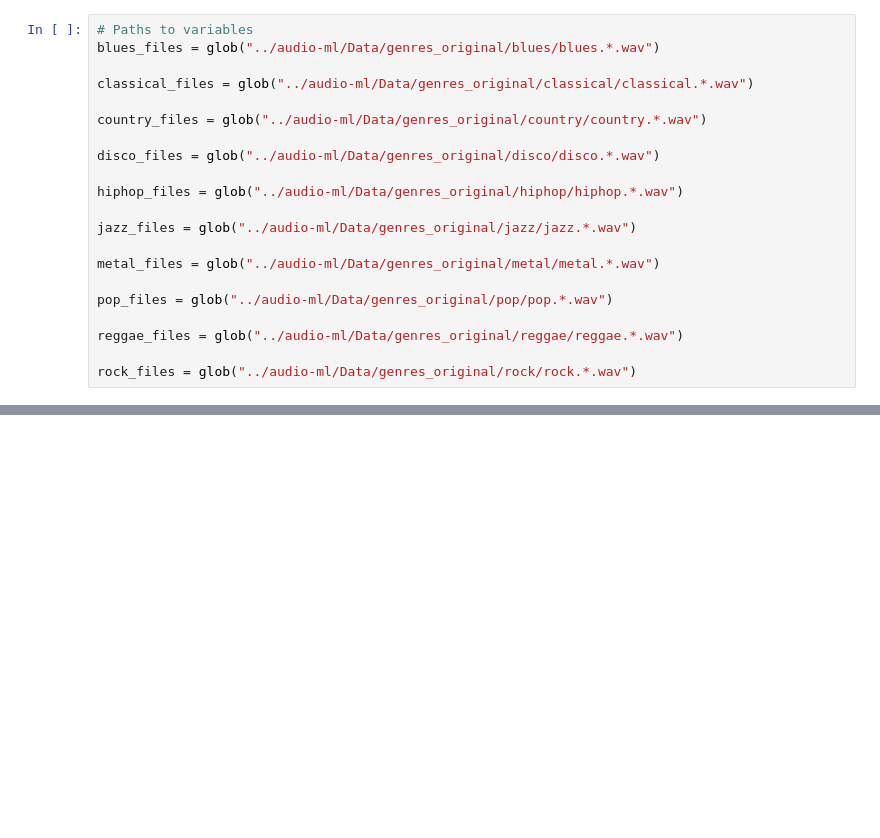
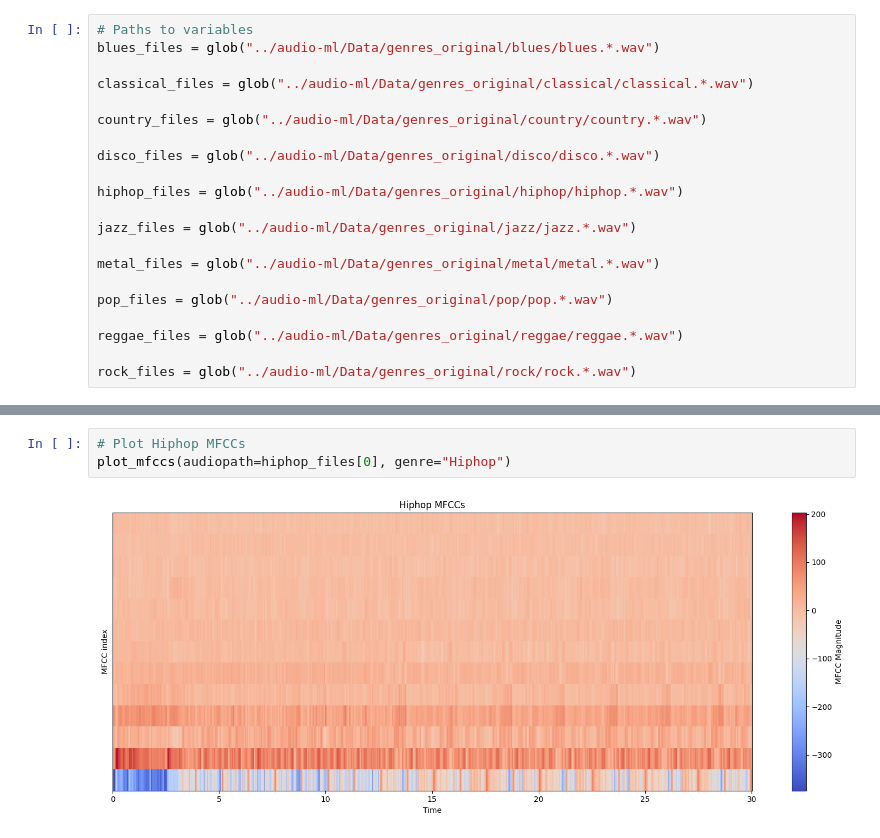
Before and after one commit to kelvin17-glitch/ML-Audio, a Jupyter notebook: audio-ml2.ipynb, the cells around one changed output, grey strips where cells are left out. Drawn from its saved outputs; the diff is of its cells as text; blank space fills up the shorter version.

```diff
--- a/audio-ml2.ipynb
+++ b/audio-ml2.ipynb
@@ -121,0 +201,5 @@ feat_pop
+# %%
+# Plot Hiphop MFCCs
+plot_mfccs(audiopath=hiphop_files[0], genre="Hiphop")
+# %% [output]
+[figure, added]
```
Also changed, not shown: parts of 13 cells of this notebook.
